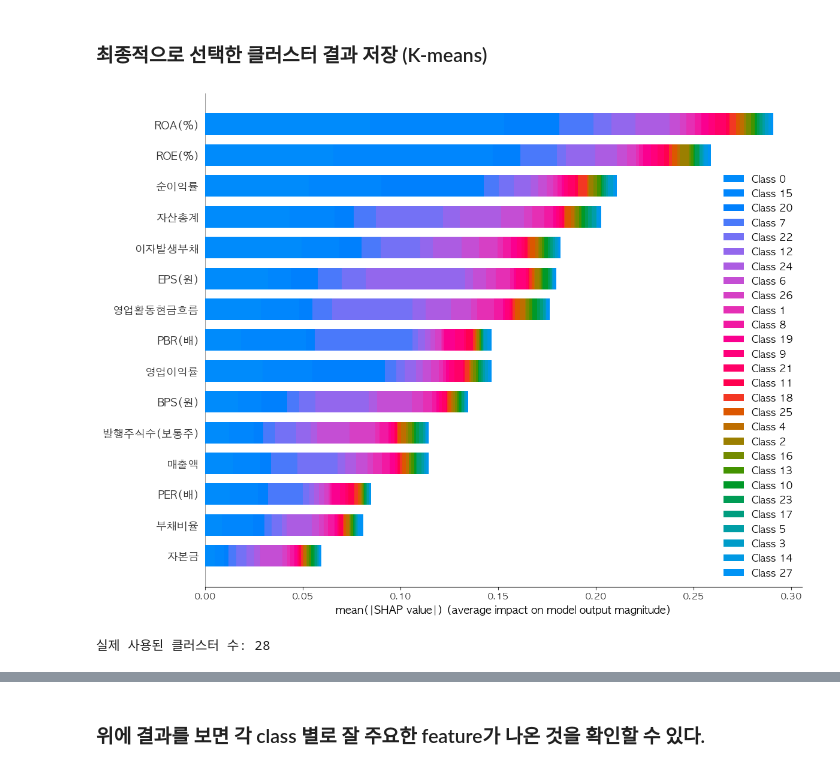
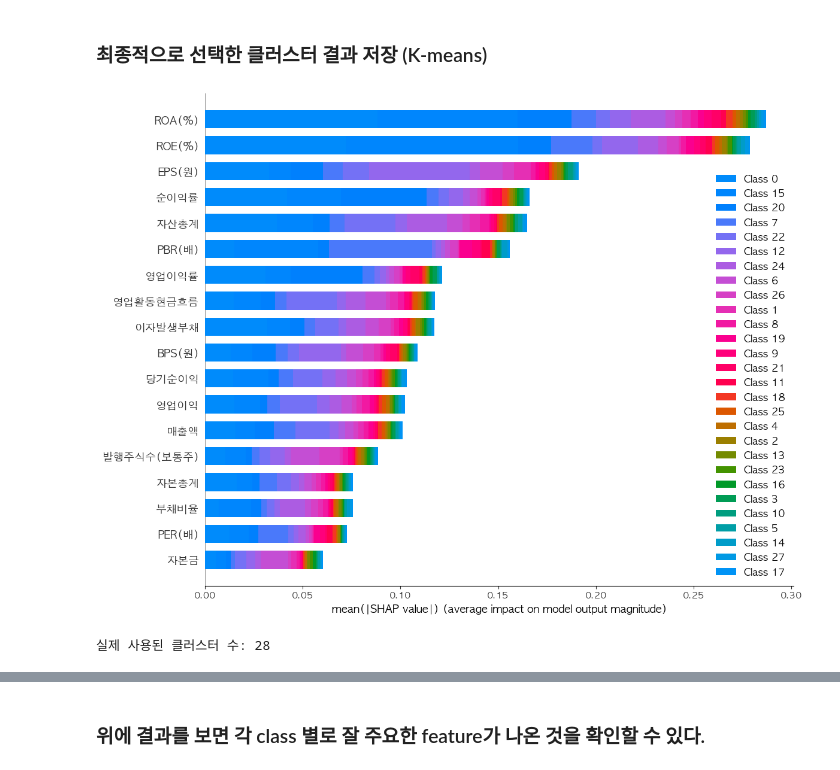
Before and after one commit to susungpark/SW-Capstone-Design, a Jupyter notebook: code/clustering_portfolio.ipynb, the cells around one changed output, grey strips where cells are left out. Saved outputs shown, nothing was run; the diff lists cells and outputs as text; code cells hidden in the pictures.

```diff
--- a/code/clustering_portfolio.ipynb
+++ b/code/clustering_portfolio.ipynb
@@ -137,10 +119,10 @@ vif_data.sort_values("VIF", ascending=False)
 # %%
-# 'const' 제외하고 VIF ≤ 10 인 피처만 선택
-vif_threshold = 10
-valid_features = vif_data[(vif_data["Feature"] != "const") & (vif_data["VIF"] <= vif_threshold)]["Feature"]
+# # 'const' 제외하고 VIF ≤ 10 인 피처만 선택
+# vif_threshold = 10
+# valid_features = vif_data[(vif_data["Feature"] != "const") & (vif_data["VIF"] <= vif_threshold)]["Feature"]
 
-# 해당 피처들만 남긴 새로운 DataFrame 생성
-X_scaled_df_2020_2022 = X_scaled_df_2020_2022[valid_features]
+# # 해당 피처들만 남긴 새로운 DataFrame 생성
+# X_scaled_df_2020_2022 = X_scaled_df_2020_2022[valid_features]
 # %%
 # 결과 저장
 k_range = range(3, 31)
@@ -468,10 +433,10 @@ vif_data.sort_values("VIF", ascending=False)
 # %%
-# 'const' 제외하고 VIF ≤ 10 인 피처만 선택
-vif_threshold = 10
-valid_features = vif_data[(vif_data["Feature"] != "const") & (vif_data["VIF"] <= vif_threshold)]["Feature"]
+# # 'const' 제외하고 VIF ≤ 10 인 피처만 선택
+# vif_threshold = 10
+# valid_features = vif_data[(vif_data["Feature"] != "const") & (vif_data["VIF"] <= vif_threshold)]["Feature"]
 
-# 해당 피처들만 남긴 새로운 DataFrame 생성
-X_scaled_df_2021_2023 = X_scaled_df_2021_2023[valid_features]
+# # 해당 피처들만 남긴 새로운 DataFrame 생성
+# X_scaled_df_2021_2023 = X_scaled_df_2021_2023[valid_features]
 # %% [markdown]
 ### 최적의 K 찾기 (2021-2023) - 자동화
 # %%
@@ -587,38 +552,38 @@ Best K for Spectral Clustering (lowest DBI): 24 -> DBI = 1.3787
 # %%
 best_method = min(dbi_dict, key=lambda k: dbi_dict[k][1])
 best_k_method = dbi_dict[best_method][0]
 best_dbi_value = dbi_dict[best_method][1]
 
 
 if best_method == 'KMeans':
-    final_labels = labels_kmeans_all[best_k_method]
+    final_labels_2021_2023 = labels_kmeans_all[best_k_method]
 elif best_method == 'GMM':
-    final_labels = labels_gmm_all[best_k_method]
+    final_labels_2021_2023 = labels_gmm_all[best_k_method]
 elif best_method == 'Spectral':
-    final_labels = labels_spectral_all[best_k_method]
+    final_labels_2021_2023 = labels_spectral_all[best_k_method]
 
 
 # 데이터에 라벨 부착
-df_2021_2023['Cluster'] = final_labels
+df_2021_2023['Cluster'] = final_labels_2021_2023
 
 # ✅ RandomForest 학습
 clf = RandomForestClassifier(n_estimators=100, random_state=42)
-clf.fit(X_scaled_df_2021_2023, final_labels)
+clf.fit(X_scaled_df_2021_2023, final_labels_2021_2023)
 
 # ✅ SHAP 분석
 explainer = shap.TreeExplainer(clf)
 shap_values_2021_2023 = explainer.shap_values(X_scaled_df_2021_2023)
 
 # ✅ summary plot
 shap.summary_plot(shap_values_2021_2023, X_scaled_df_2021_2023, plot_type="bar", show=False)
 plt.gcf().set_size_inches(12, 9)
 plt.tight_layout()
 plt.show()
 
 # ✅ 확인: 실제 클러스터 수
-print("실제 사용된 클러스터 수:", len(np.unique(final_labels)))
+print("실제 사용된 클러스터 수:", len(np.unique(final_labels_2021_2023)))
 # %% [output]
-[figure, old version]
+[figure, new version]
 실제 사용된 클러스터 수: 28
 # %%
 # 클러스터별 SHAP 값의 평균 구하기
```
Also changed, not shown: parts of 36 cells of this notebook.
